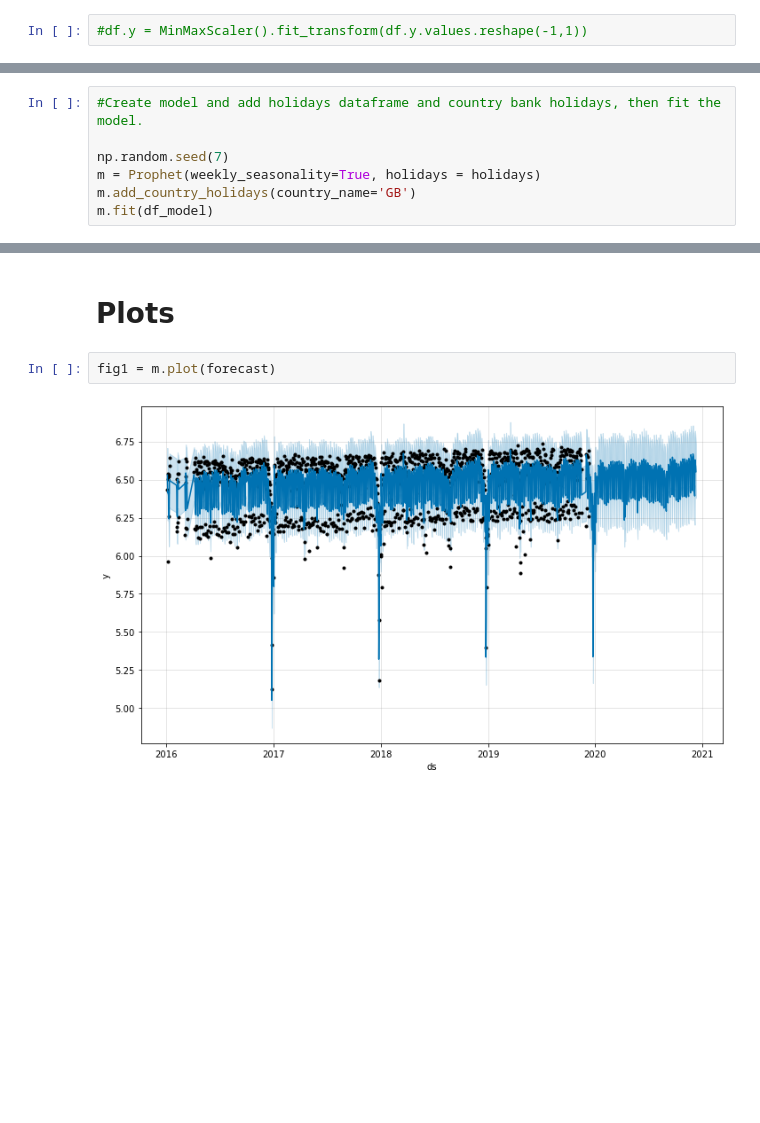
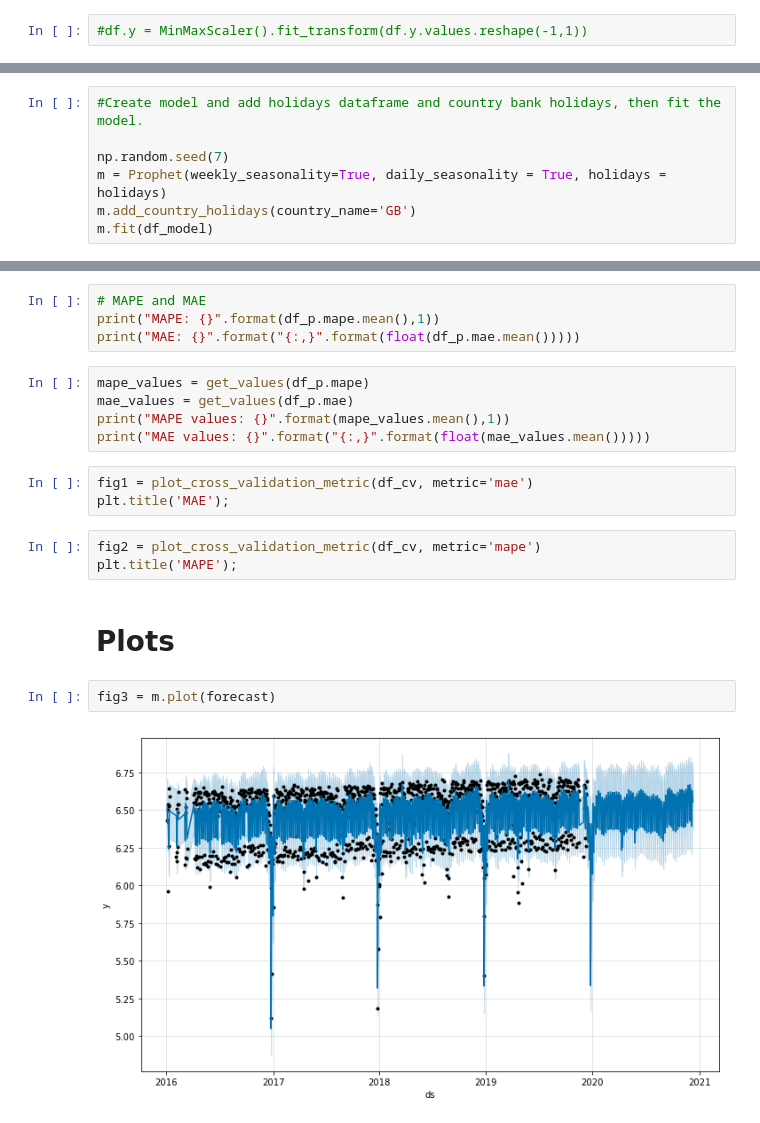
Before and after one commit to raulbarrue/revenue_forecasting, a Jupyter notebook: prophet forecast.ipynb, the cells around one changed output, grey strips where cells are left out. Saved outputs shown, nothing was run; the diff lists cells and outputs as text; blank space fills up the shorter version.

```diff
--- a/prophet forecast.ipynb
+++ b/prophet forecast.ipynb
@@ -222,7 +223,7 @@ holidays = pd.concat([seasons, xmas])
 #Create model and add holidays dataframe and country bank holidays, then fit the model.
 
 np.random.seed(7)
-m = Prophet(weekly_seasonality=True, holidays = holidays)
+m = Prophet(weekly_seasonality=True, daily_seasonality = True, holidays = holidays)
 m.add_country_holidays(country_name='GB')
 m.fit(df_model)
 # %% [output]
@@ -243,7 +264,22 @@ forecast = m.predict(future)
+# %%
+# MAPE and MAE
+print("MAPE: {}".format(df_p.mape.mean(),1))
+print("MAE: {}".format("{:,}".format(float(df_p.mae.mean()))))
+# %%
+mape_values = get_values(df_p.mape)
+mae_values = get_values(df_p.mae)
+print("MAPE values: {}".format(mape_values.mean(),1))
+print("MAE values: {}".format("{:,}".format(float(mae_values.mean()))))
+# %%
+fig1 = plot_cross_validation_metric(df_cv, metric='mae')
+plt.title('MAE');
+# %%
+fig2 = plot_cross_validation_metric(df_cv, metric='mape')
+plt.title('MAPE');
 # %% [markdown]
 # Plots
 # %%
-fig1 = m.plot(forecast)
+fig3 = m.plot(forecast)
 # %% [output]
-[figure, old version]
+[figure, new version]
 # %%
```
Also changed, not shown: parts of 20 cells of this notebook.
